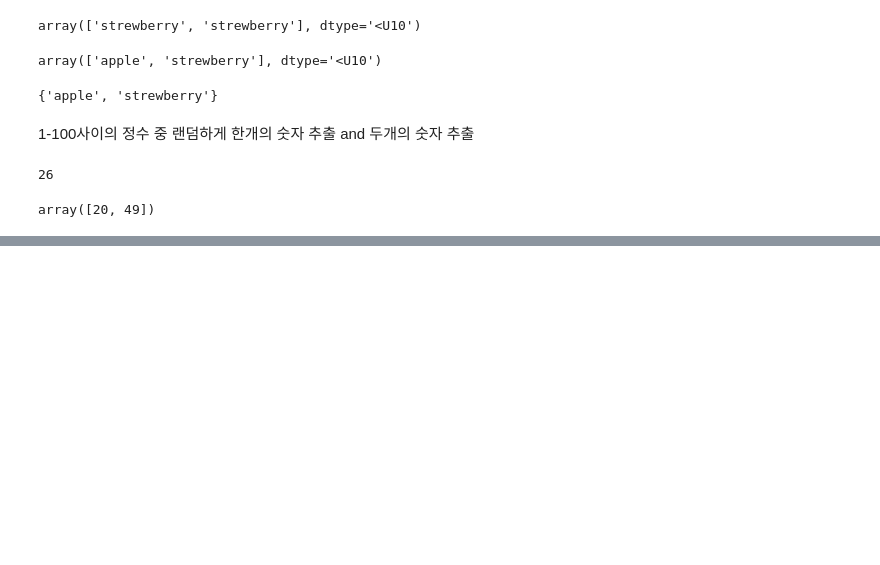
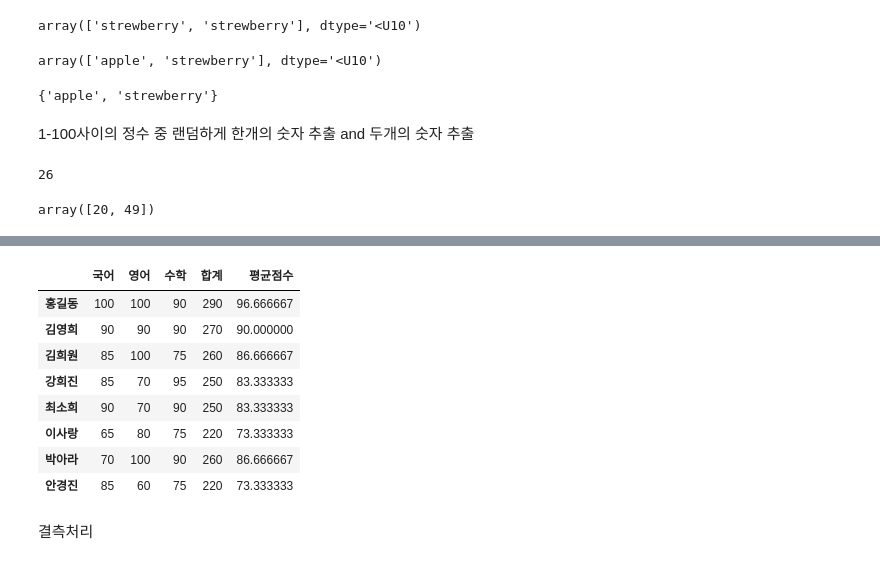
Before and after one commit to junghunam/Python-lets-goooooo, a Jupyter notebook: 파이썬_성장기.ipynb, the cells around one changed output, grey strips where cells are left out. Drawn from its saved outputs; the diff is of its cells as text; code cells hidden in the pictures; blank space fills up the shorter version.

```diff
--- a/파이썬_성장기.ipynb
+++ b/파이썬_성장기.ipynb
@@ -458,0 +988,7 @@ array([20, 49])
+# %%
+df = pd.DataFrame(data = { '국어' : [100, 90, 85, 85, 90, 65, 70, 85],
+                           '영어' : [100, 90, 100, 70, 70, 80, 100, 60],
+                           '수학' : [90, 90, 75, 95, 90, 75, 90, 75]},
+                            columns = ['국어', '영어', '수학'],
+                            index = ['홍길동', '김영희', '김희원', '강희진', '최소희', '이사랑', '박아라', '안경진'] )
+df
@@ -458,0 +1005,16 @@ array([20, 49])
+# %%
+df['합계'] = df['국어'] + df['영어'] + df['수학']
+df['평균점수'] = (df['국어'] + df['영어'] + df['수학']) / 3
+df
+# %% [output]
+|  | 국어 | 영어 | 수학 | 합계 | 평균점수 |
+| 홍길동 | 100 | 100 | 90 | 290 | 96.666667 |
+| 김영희 | 90 | 90 | 90 | 270 | 90.000000 |
+| 김희원 | 85 | 100 | 75 | 260 | 86.666667 |
+| 강희진 | 85 | 70 | 95 | 250 | 83.333333 |
+| 최소희 | 90 | 70 | 90 | 250 | 83.333333 |
+| 이사랑 | 65 | 80 | 75 | 220 | 73.333333 |
+| 박아라 | 70 | 100 | 90 | 260 | 86.666667 |
+| 안경진 | 85 | 60 | 75 | 220 | 73.333333 |
+# %% [markdown]
+결측처리
```
Also changed, not shown: parts of 113 cells of this notebook.
